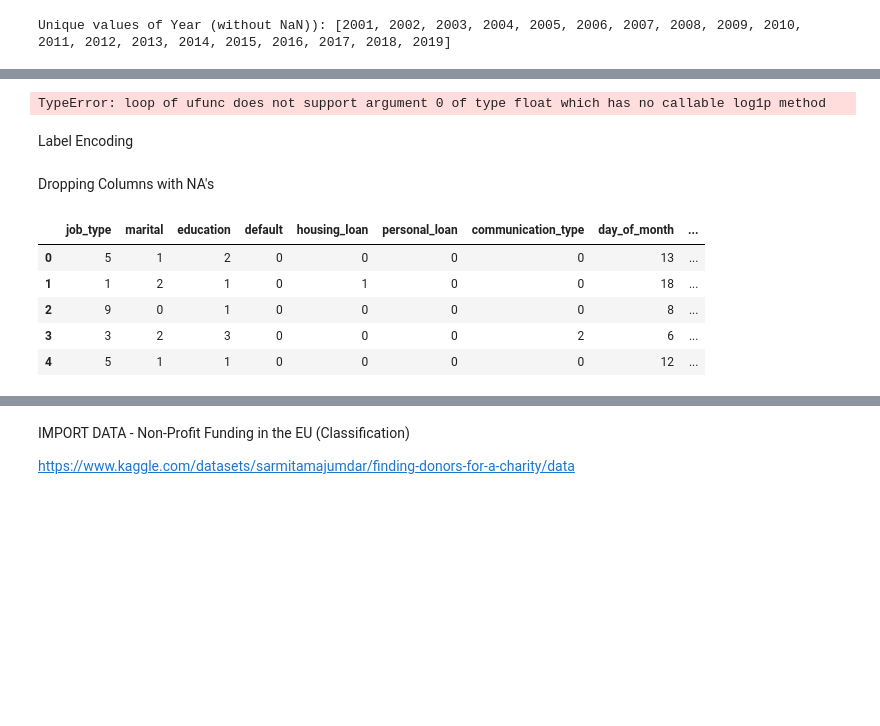
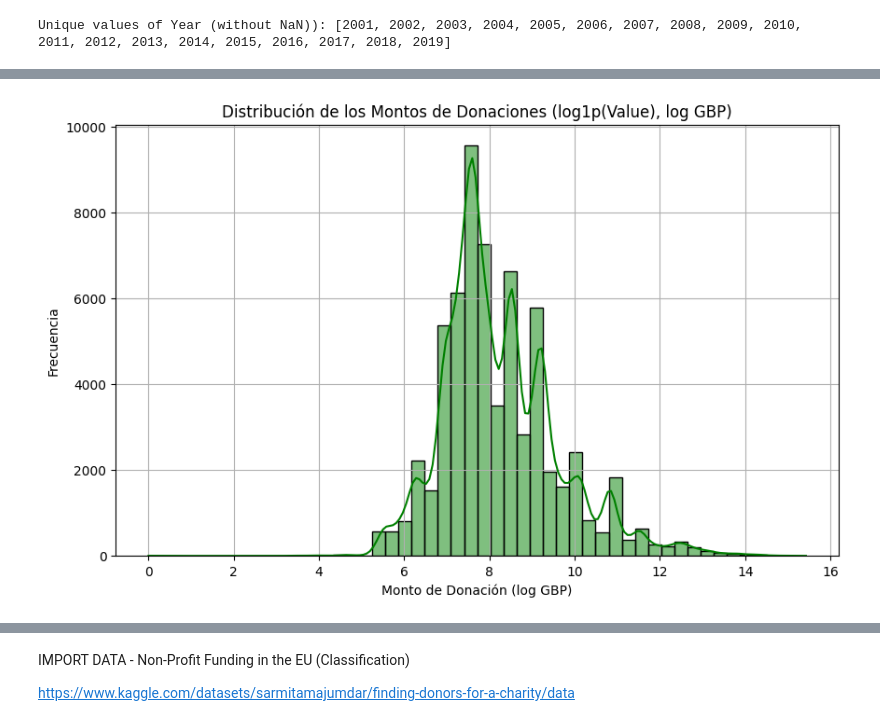
Before and after one commit to olivarescr69/Thesis_Poland, a Jupyter notebook: THESIS_code.ipynb, the cells around one changed output, grey strips where cells are left out. Drawn from its saved outputs; the diff is of its cells as text; code cells hidden in the pictures; blank space fills up the shorter version.

```diff
--- a/THESIS_code.ipynb
+++ b/THESIS_code.ipynb
@@ -269,16 +276,19 @@ import numpy as np
+# %%
+# Transform 'Value' with log1p
+# Observation: Apply log1p to reduce skewness. Handle NaN and ensure no negative values.
+if (data_selected['Value'] < 0).any():
+    print("Advertencia: Valores negativos en Value. Se convertirán a NaN para log1p.")
+    data_selected.loc[data_selected['Value'] < 0, 'Value'] = np.nan
+data_selected.loc[:, 'Value'] = np.log1p(data_selected['Value'])
 # %%
-# Step 5: Transform target variable
-data_selected.loc[:, 'Value'] = np.log1p(data_selected['Value'])
-
-# Visualize transformed distribution
-# Observation: Plot to confirm log1p makes Value distribution more symmetric, aiding model stability.
+# Plot distribution after transformation
+# Observation: Generate histogram with KDE to visualize more symmetric distribution. Exclude NaN.
 plt.figure(figsize=(10, 6))
-sns.histplot(data_selected['Value'], bins=50, kde=True)
-plt.title('Distribución de los Montos de Donaciones (log1p(Value))')
+sns.histplot(data_selected['Value'].dropna(), bins=50, kde=True, color='green')
+plt.title('Distribución de los Montos de Donaciones (log1p(Value), log GBP)')
 plt.xlabel('Monto de Donación (log GBP)')
 plt.ylabel('Frecuencia')
+plt.grid(True)
 plt.show()
 # %% [output]
-TypeError: loop of ufunc does not support argument 0 of type float which has no callable log1p method
+[figure, added]
-# %% [markdown]
-Label Encoding
@@ -291,2 +294,0 @@ for col in train_data_classification:
-# %% [markdown]
-Dropping Columns with NA's
@@ -296,9 +294,0 @@ test_data_classification.drop(['id','customer_age','balance','last_contact_durat
-# %%
-train_data_classification.head()
-# %% [output]
-|  | job_type | marital | education | default | housing_loan | personal_loan | communication_type | day_of_month | ... |
-| 0 | 5 | 1 | 2 | 0 | 0 | 0 | 0 | 13 | ... |
-| 1 | 1 | 2 | 1 | 0 | 1 | 0 | 0 | 18 | ... |
-| 2 | 9 | 0 | 1 | 0 | 0 | 0 | 0 | 8 | ... |
-| 3 | 3 | 2 | 3 | 0 | 0 | 0 | 2 | 6 | ... |
-| 4 | 5 | 1 | 1 | 0 | 0 | 0 | 0 | 12 | ... |
```
Also changed, not shown: parts of 9 cells of this notebook.
